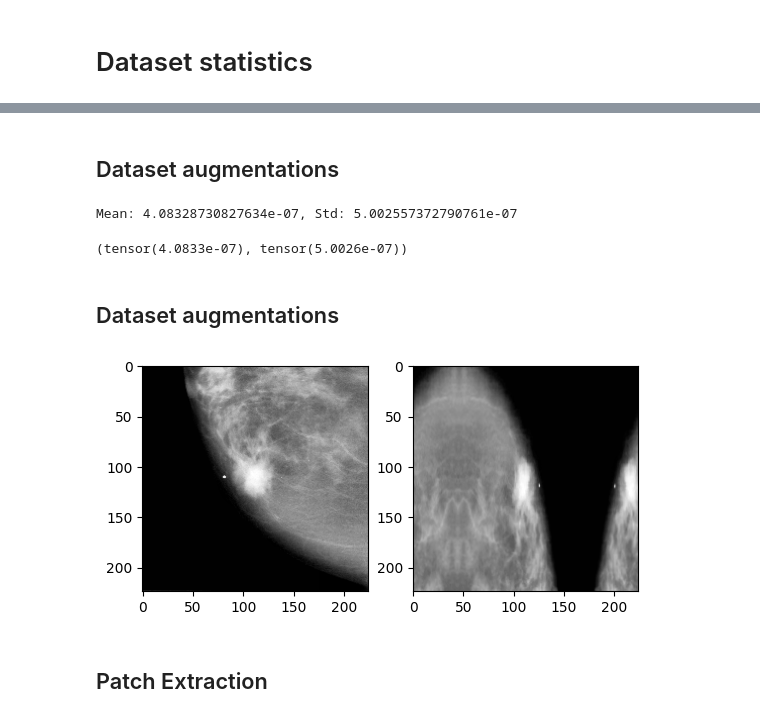
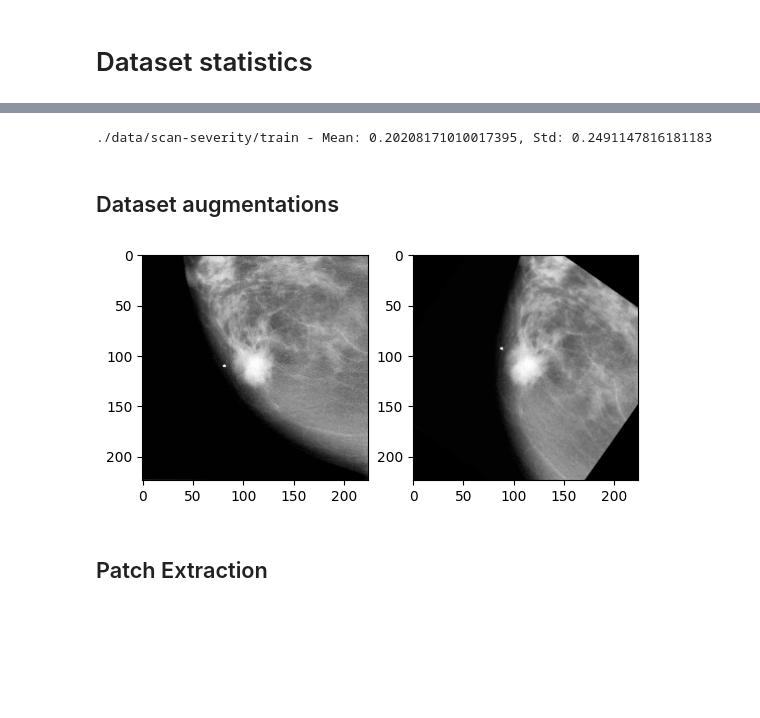
Before and after one commit to KP-AROB/AROB-CBIS-DDSM-Preparation, a Jupyter notebook: playground.ipynb, the cells around one changed output, grey strips where cells are left out. Drawn from its saved outputs; the diff is of its cells as text; code cells hidden in the pictures; blank space fills up the shorter version.

Commit message:
edit augmentations

```diff
--- a/playground.ipynb
+++ b/playground.ipynb
@@ -31,41 +3,67 @@ ImportError: /home/nvidia/.conda/envs/p310/lib/python3.10/site-packages/torch/li
+# %%
+from torch.utils.data import DataLoader
+from torchvision.datasets import ImageFolder
+from torchvision import transforms
+
+def compute_mean_std(loader):
+    mean = 0.
+    std = 0.
+    for images, _ in loader:
+        batch_samples = images.size(0)
+        images = images.view(batch_samples, images.size(1), -1)
+        mean += images.mean(2).sum(0)
+        std += images.std(2).sum(0)
+
+    mean /= len(loader.dataset)
+    std /= len(loader.dataset)
+    return mean.item(), std.item()
+
+lesion_image_dir = './data/scan-severity/train'
+transform = transforms.Compose([transforms.Grayscale(), transforms.ToTensor()])
+dataset = ImageFolder(lesion_image_dir, transform=transform)
+train_loader = DataLoader(dataset, batch_size=32, shuffle=False)
+
+mean, std = compute_mean_std(train_loader)
+print(f"{lesion_image_dir} - Mean: {mean}, Std: {std}")
+
+roi_image_dir = './data/roi-severity/train'
+transform = transforms.Compose([transforms.Grayscale(), transforms.ToTensor()])
+dataset = ImageFolder(roi_image_dir, transform=transform)
+train_loader = DataLoader(dataset, batch_size=32, shuffle=False)
+
+mean, std = compute_mean_std(train_loader)
+print(f"{roi_image_dir} - Mean: {mean}, Std: {std}")
+# %% [output]
+./data/scan-severity/train - Mean: 0.20208171010017395, Std: 0.2491147816181183
 # %% [markdown]
 ## Dataset augmentations
-# %%
-compute_mean_std(train_loader)
-# %% [output]
-Mean: 4.08328730827634e-07, Std: 5.002557372790761e-07
-(tensor(4.0833e-07), tensor(5.0026e-07))
-# %% [markdown]
-## Dataset augmentations
 # %%
 import cv2
 import albumentations as A
 import matplotlib.pyplot as plt
 
 def augment_image(image_path):
     image = cv2.imread(image_path, cv2.IMREAD_GRAYSCALE)
     augmented = augmentation_pipeline(image=image)['image']
     return image, augmented
 
 augmentation_pipeline = A.Compose([
     A.HorizontalFlip(p=0.5),
     A.VerticalFlip(p=0.5),
-    A.ElasticTransform(always_apply=True, alpha=10, sigma=20),
-    A.RandomBrightnessContrast(always_apply=True, contrast_limit=0.2, brightness_limit=0.2),
-    A.Rotate(always_apply=True, limit=45),
+    A.Rotate(limit=45, always_apply=True, border_mode=cv2.BORDER_CONSTANT, p=1.0),
 ])
 
 test_image = './figures/mass_malignant_sample.png'
 original_image, augmented_image = augment_image(test_image)
 
 f, axarr = plt.subplots(1,2)
 
 axarr[0].imshow(original_image, cmap='gray')
 axarr[1].imshow(augmented_image, cmap='gray')
 
 plt.show()
 # %% [output]
-[figure, old version]
+[figure, new version]
 # %% [markdown]
 ## Patch Extraction
 # %%
```
Also changed, not shown: parts of 1 cell of this notebook, 1 other file.
